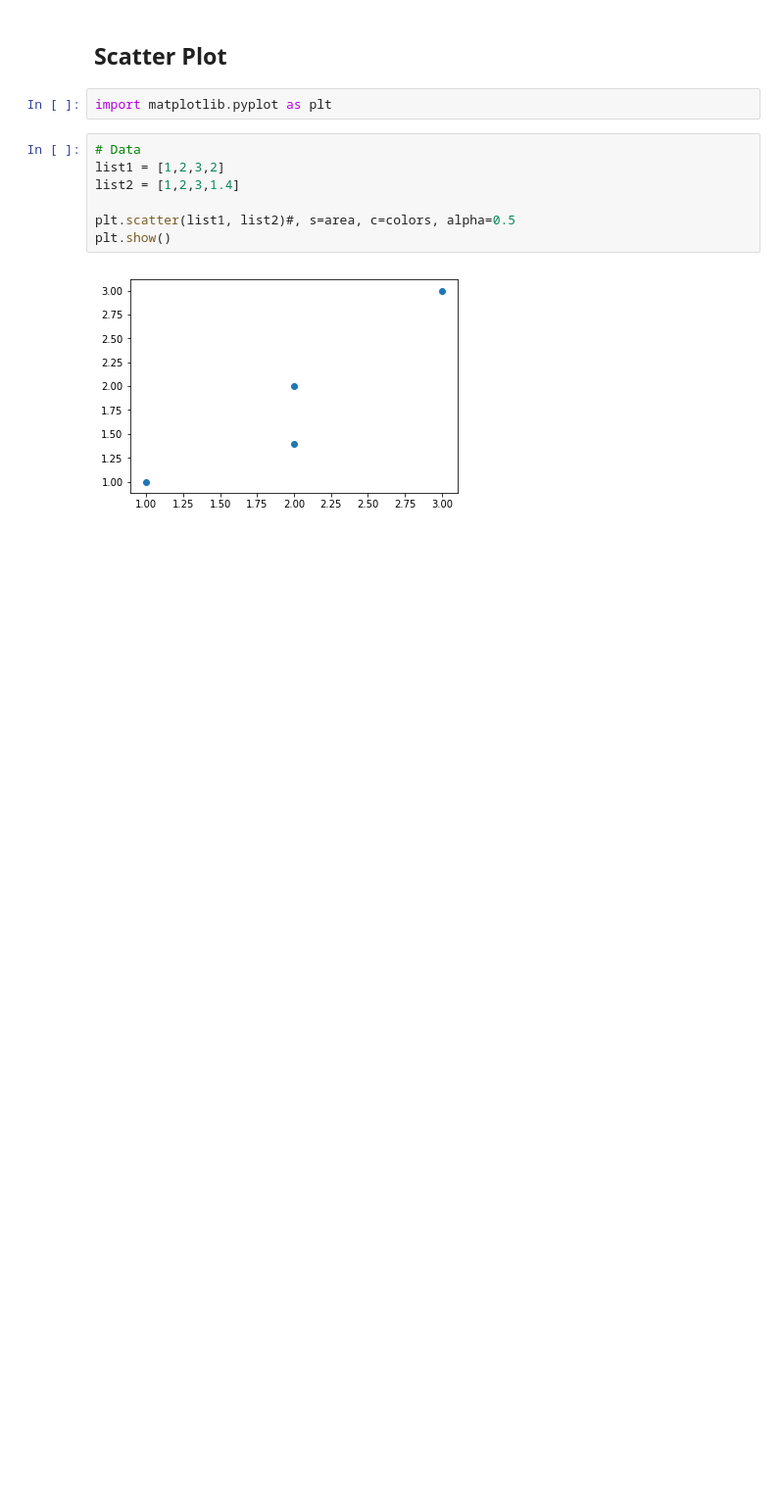
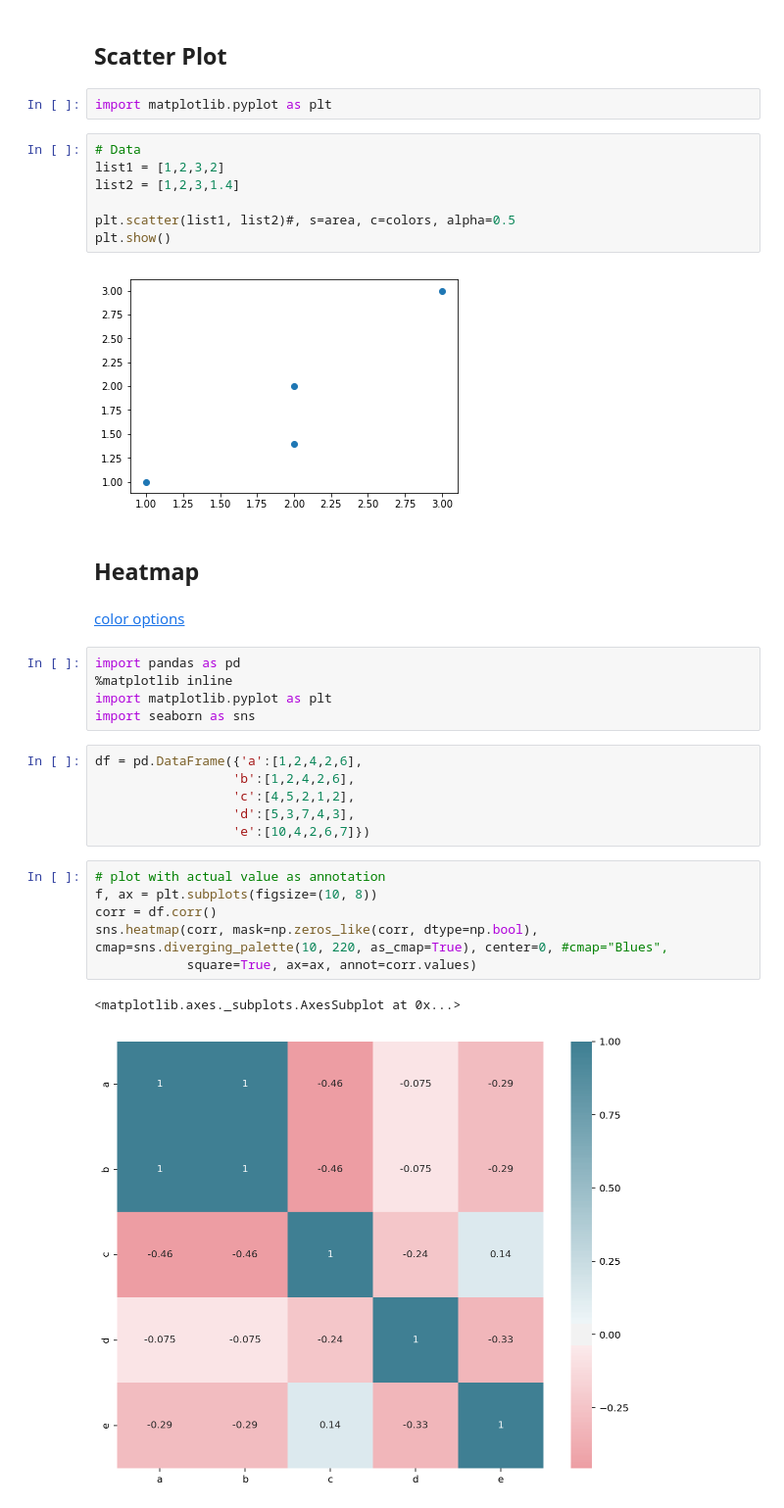
Before and after one commit to johnnychiuchiu/Machine-Learning, a Jupyter notebook: others/python_plots.ipynb, the cells around one changed output. Shown at 98% size. Drawn from its saved outputs; the diff is of its cells as text; blank space fills up the shorter version.

```diff
--- a/others/python_plots.ipynb
+++ b/others/python_plots.ipynb
@@ -411,3 +430,27 @@ plt.scatter(list1, list2)#, s=area, c=colors, alpha=0.5
 plt.show()
 # %% [output]
 [figure]
+# %% [markdown]
+## <a id='heatmap'>Heatmap</a>
+# %% [markdown]
+[color options](https://python-graph-gallery.com/92-control-color-in-seaborn-heatmaps/)
+# %%
+import pandas as pd
+%matplotlib inline
+import matplotlib.pyplot as plt
+import seaborn as sns
+# %%
+df = pd.DataFrame({'a':[1,2,4,2,6],
+                  'b':[1,2,4,2,6],
+                  'c':[4,5,2,1,2],
+                  'd':[5,3,7,4,3],
+                  'e':[10,4,2,6,7]})
+# %%
+# plot with actual value as annotation
+f, ax = plt.subplots(figsize=(10, 8))
+corr = df.corr()
+sns.heatmap(corr, mask=np.zeros_like(corr, dtype=np.bool), cmap=sns.diverging_palette(10, 220, as_cmap=True), center=0, #cmap="Blues",
+            square=True, ax=ax, annot=corr.values)
+# %% [output]
+<matplotlib.axes._subplots.AxesSubplot at 0x...>
+[figure, added]
```
Also changed, not shown: parts of 8 cells of this notebook, 1 other file.
